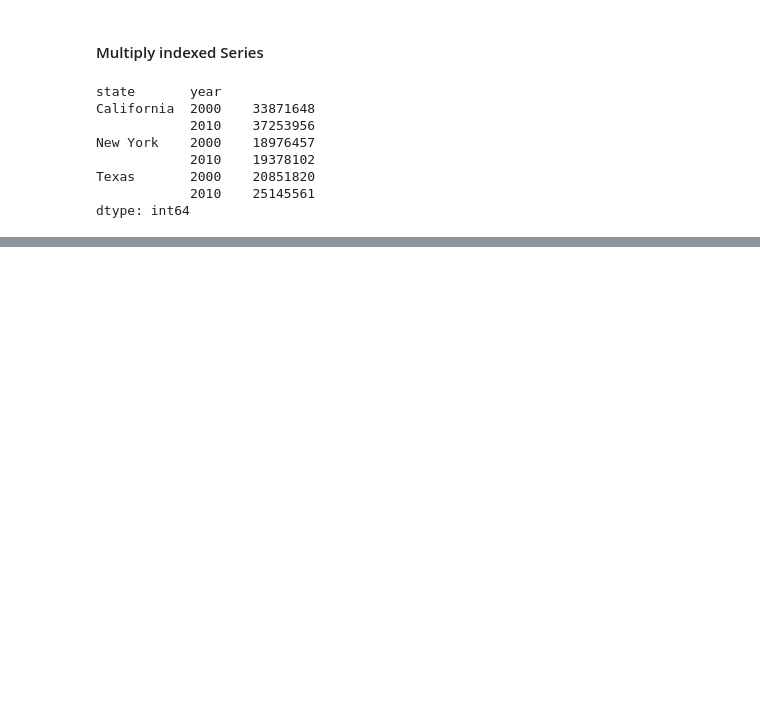
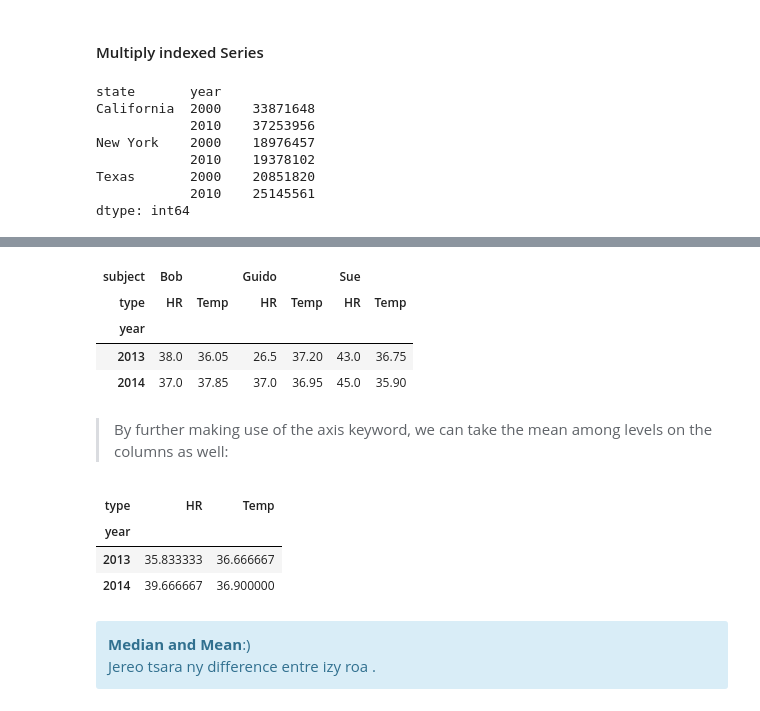
Before and after one commit to f0anits1o/Python-Data-Analysis, a Jupyter notebook: pandas2.ipynb, the cells around one changed output, grey strips where cells are left out. Cells and saved outputs as stored; diff of their text form; code cells hidden in the pictures; blank space fills up the shorter version.

```diff
--- a/pandas2.ipynb
+++ b/pandas2.ipynb
@@ -1204,0 +1423,23 @@ dtype: int64
+# %%
+data_mean1 = health_data.groupby(level='year').median()
+data_mean1
+# %% [output]
+| subject | Bob |  | Guido |  | Sue |  |
+| type | HR | Temp | HR | Temp | HR | Temp |
+| year |  |  |  |  |  |  |
+| 2013 | 38.0 | 36.05 | 26.5 | 37.20 | 43.0 | 36.75 |
+| 2014 | 37.0 | 37.85 | 37.0 | 36.95 | 45.0 | 35.90 |
+# %% [markdown]
+> By further making use of the axis keyword, we can take the mean among levels on the columns as well:
+# %%
+data_mean.groupby(axis = 1, level="type").mean()
+# %% [output]
+| type | HR | Temp |
+| year |  |  |
+| 2013 | 35.833333 | 36.666667 |
+| 2014 | 39.666667 | 36.900000 |
+# %% [markdown]
+<div class="alert alert-block alert-info">
+<b>Median and Mean</b>:)<br>
+    Jereo tsara ny difference entre izy roa .
+</div>
```
Also changed, not shown: parts of 34 cells of this notebook.
